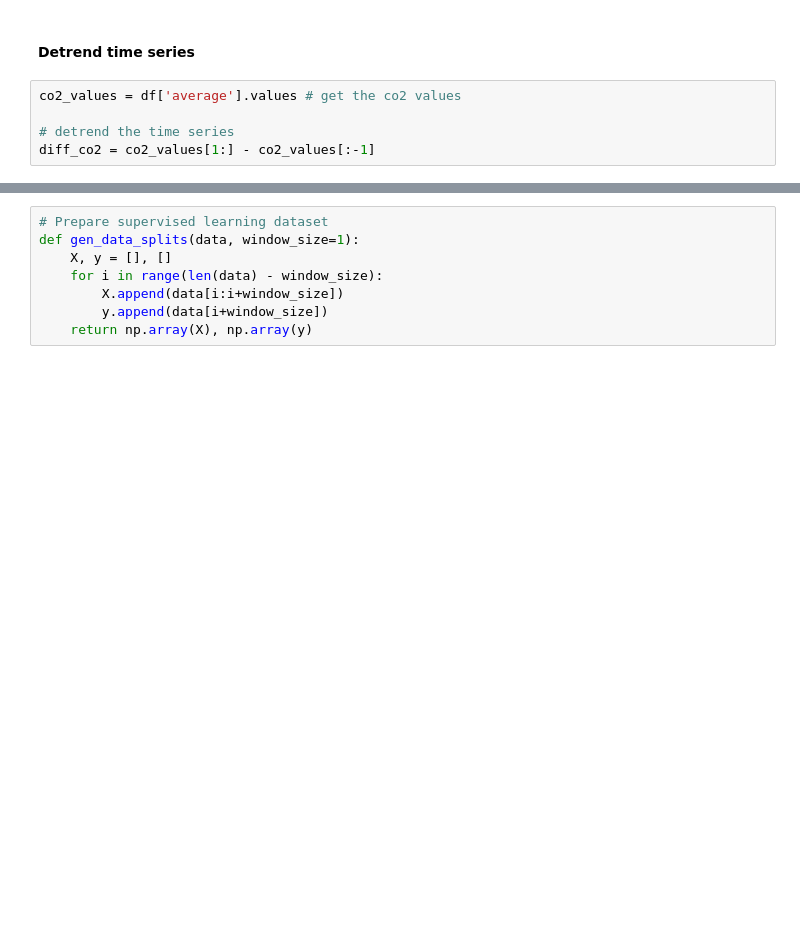
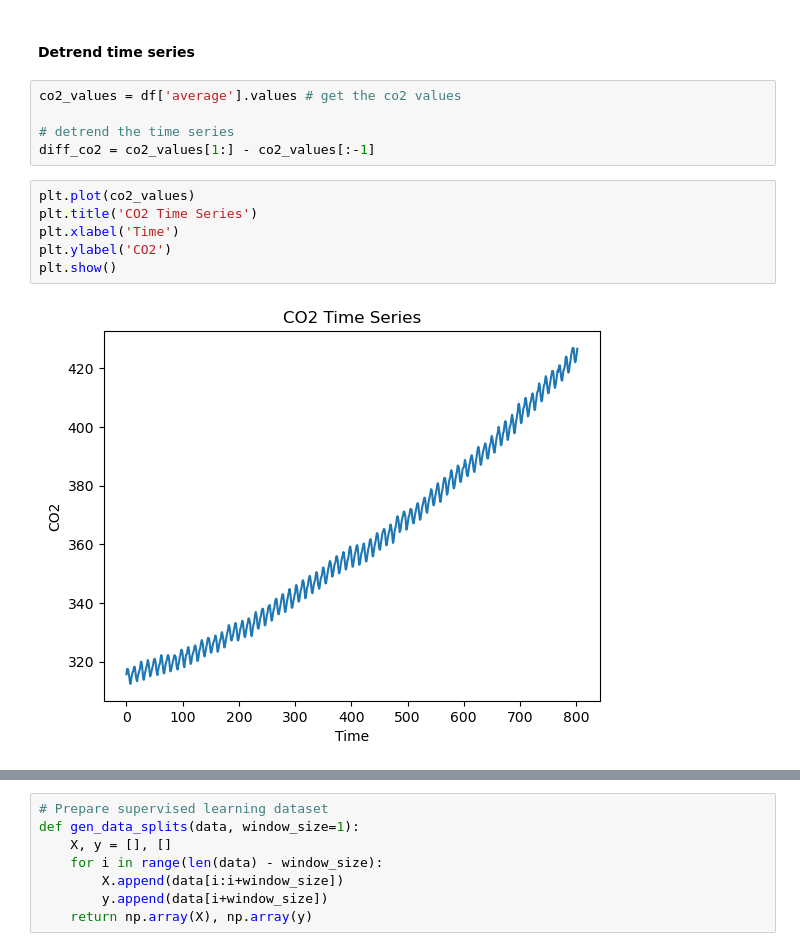
Before and after one commit to ieadoboe/effective-waffle, a Jupyter notebook: 21_mauna_loa_co2_rnn.ipynb, the cells around one changed output, grey strips where cells are left out. Cells and saved outputs as stored; diff of their text form; blank space fills up the shorter version.

```diff
--- a/21_mauna_loa_co2_rnn.ipynb
+++ b/21_mauna_loa_co2_rnn.ipynb
@@ -28,5 +29,13 @@ co2_values = df['average'].values # get the co2 values
 
 # detrend the time series
 diff_co2 = co2_values[1:] - co2_values[:-1]
+# %%
+plt.plot(co2_values)
+plt.title('CO2 Time Series')
+plt.xlabel('Time')
+plt.ylabel('CO2')
+plt.show()
+# %% [output]
+[figure, added]
 # %%
 plt.plot(diff_co2)
```
Also changed, not shown: parts of 22 cells of this notebook, 1 other file.
